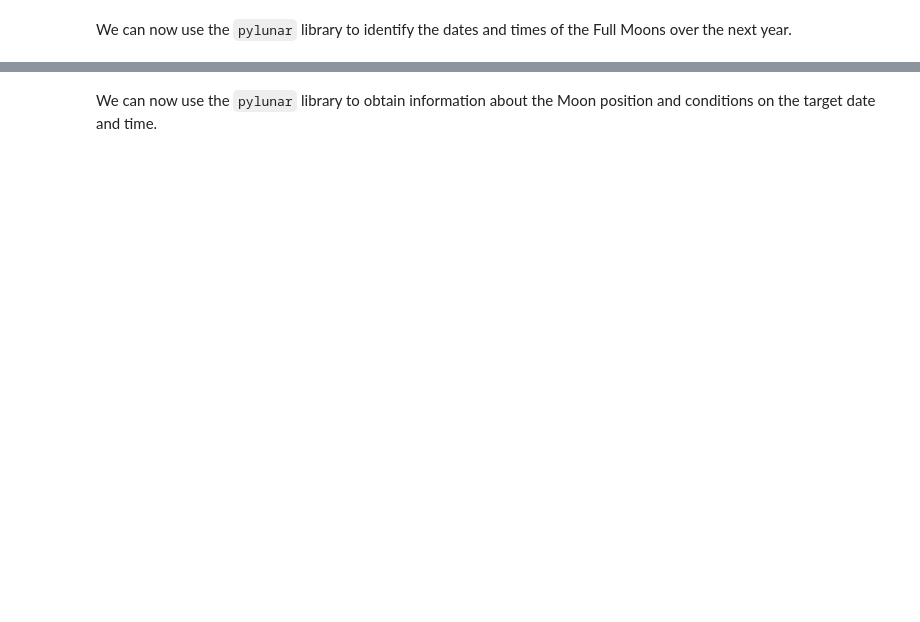
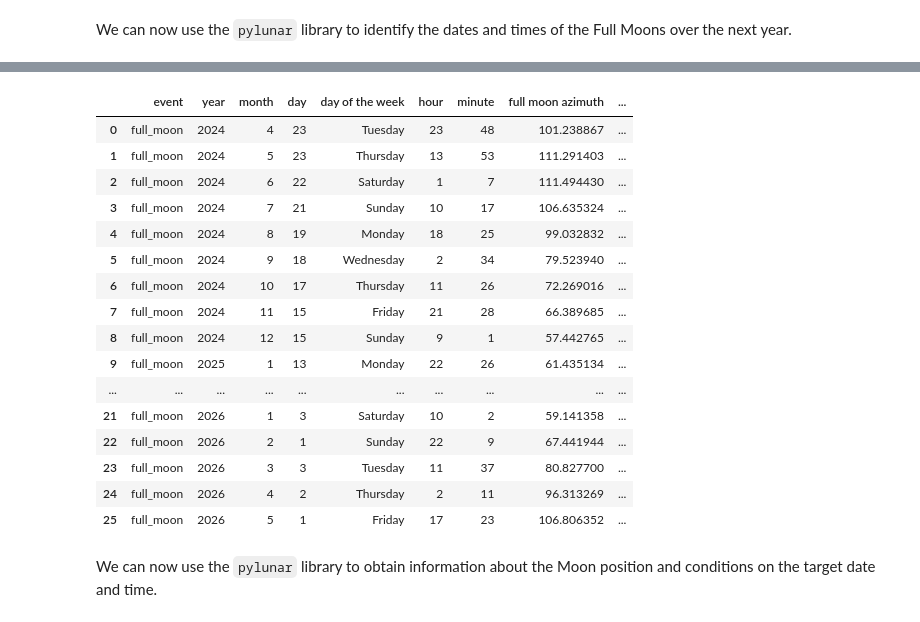
Before and after one commit to fullmoontheatre/fmt_planning, a Jupyter notebook: Full_Moon_Theatre_Planning.ipynb, the cells around one changed output, grey strips where cells are left out. Drawn from its saved outputs; the diff is of its cells as text; code cells hidden in the pictures; blank space fills up the shorter version.

```diff
--- a/Full_Moon_Theatre_Planning.ipynb
+++ b/Full_Moon_Theatre_Planning.ipynb
@@ -62,6 +62,27 @@ Longitude (DMS): (-2, 40, 53.959061302186456)
 # %% [markdown]
 We can now use the `pylunar` library to identify the dates and times of the Full Moons over the next year.
 # %%
+def highest_full_moon_time(moon_info, full_moon_date):
+    highest_hour = 0
+    highest_minutes = 0
+    highest_altitude = 0
+    highest_azimuth = 0
+    highest_emoji = ""
+    year = full_moon_date[0]
+    month = full_moon_date[1]
+    day = full_moon_date[2]
+    for hour in range(0,24):
+        for minutes in range(0,60,1):
+            moment = (year, month, day, hour, minutes, 0)
+            moon_info.update(moment)
+            if moon_info.altitude()>highest_altitude:
+                highest_altitude = moon_info.altitude()
+                highest_azimuth = moon_info.azimuth()
+                highest_hour = hour
+                highest_minutes = minutes
+                highest_emoji = moon_info.phase_emoji()
+    return highest_hour, highest_minutes, highest_azimuth, highest_altitude, highest_emoji
+
 moon_info = pylunar.MoonInfo(latitude_dms, longitude_dms)
 
 now_year = int(datetime.strftime(datetime.now(),'%Y'))
@@ -71,6 +92,21 @@ now_day = int(datetime.strftime(datetime.now(),'%d'))
 startDate = datetime(now_year, now_month, now_day)-timedelta(days=28)
 endDate = datetime(now_year+2, now_month, now_day)
 
+events = []
+years = []
+months = []
+days = []
+dows = []
+hours = []
+minutes = []
+fm_azis = []
+fm_alts = []
+hm_hours = []
+hm_mins = []
+hm_azis = []
+hm_alts = []
+hm_emojis = []
+
 while startDate <= endDate:
     moon_info.update(startDate)
     time_to_full_moon = moon_info.time_to_full_moon()
@@ -78,7 +114,40 @@ while startDate <= endDate:
     moon_info.update(startDate)
     full_moon = moon_info.next_four_phases()[3]
     full_moon_date = full_moon[1]
-    day_of_the_week = datetime(full_moon[1][0], full_moon[1][1], full_moon[1][2]).strftime('%A')
-    moon_info.update(datetime(full_moon[1][0], full_moon[1][1], full_moon[1][2], 23, 0))
-    print(full_moon, day_of_the_week, "%d.2" % moon_info.azimuth(), "%d.2" % moon_info.altitude())
+    day_of_the_week = datetime(full_moon_date[0], full_moon_date[1], full_moon_date[2]).strftime('%A')
+    moon_info.update(datetime(full_moon_date[0], full_moon_date[1], full_moon_date[2], 23, 0))
+    highest_hour, highest_minutes, highest_azimuth, highest_altitude, highest_emoji = highest_full_moon_time(moon_info, full_moon_date)
+    events.append(full_moon[0])
+    years.append(full_moon[1][0])
+    months.append(full_moon[1][1])
+    days.append(full_moon[1][2])
+    dows.append(day_of_the_week)
+    hours.append(full_moon[1][3])
+    minutes.append(full_moon[1][4])
+    fm_azis.append(moon_info.azimuth())
+    fm_alts.append(moon_info.altitude())
+    hm_hours.append(highest_hour)
+    hm_mins.append(highest_minutes)
+    hm_azis.append(highest_azimuth)
+    hm_alts.append(highest_altitude)
+    hm_emojis.append(highest_emoji)
+
+full_moons = pd.DataFrame({
+    "event": events,
+    "year": years,
+    "month": months,
+    "day": days,
+    "day of the week": dows,
+    "hour": hours,
+    "minute": minutes,
+    "full moon azimuth": fm_azis,
+    "full moon altitude": fm_alts,
+    "highest moon hour": hm_hours,
+    "highest moon minute": hm_mins,
+    "highest moon azimuth": hm_azis,
+    "highest moon altitude": hm_alts,
+    "highest moon emoji": hm_emojis
+})
+
+full_moons
 # %% [output]
@@ -102,3 +154,20 @@ while startDate <= endDate:
+|  | event | year | month | day | day of the week | hour | minute | full moon azimuth | ... |
+| 0 | full_moon | 2024 | 4 | 23 | Tuesday | 23 | 48 | 101.238867 | ... |
+| 1 | full_moon | 2024 | 5 | 23 | Thursday | 13 | 53 | 111.291403 | ... |
+| 2 | full_moon | 2024 | 6 | 22 | Saturday | 1 | 7 | 111.494430 | ... |
+| 3 | full_moon | 2024 | 7 | 21 | Sunday | 10 | 17 | 106.635324 | ... |
+| 4 | full_moon | 2024 | 8 | 19 | Monday | 18 | 25 | 99.032832 | ... |
+| 5 | full_moon | 2024 | 9 | 18 | Wednesday | 2 | 34 | 79.523940 | ... |
+| 6 | full_moon | 2024 | 10 | 17 | Thursday | 11 | 26 | 72.269016 | ... |
+| 7 | full_moon | 2024 | 11 | 15 | Friday | 21 | 28 | 66.389685 | ... |
+| 8 | full_moon | 2024 | 12 | 15 | Sunday | 9 | 1 | 57.442765 | ... |
+| 9 | full_moon | 2025 | 1 | 13 | Monday | 22 | 26 | 61.435134 | ... |
+| ... | ... | ... | ... | ... | ... | ... | ... | ... | ... |
+| 21 | full_moon | 2026 | 1 | 3 | Saturday | 10 | 2 | 59.141358 | ... |
+| 22 | full_moon | 2026 | 2 | 1 | Sunday | 22 | 9 | 67.441944 | ... |
+| 23 | full_moon | 2026 | 3 | 3 | Tuesday | 11 | 37 | 80.827700 | ... |
+| 24 | full_moon | 2026 | 4 | 2 | Thursday | 2 | 11 | 96.313269 | ... |
+| 25 | full_moon | 2026 | 5 | 1 | Friday | 17 | 23 | 106.806352 | ... |
 # %% [markdown]
 We can now use the `pylunar` library to obtain information about the Moon position and conditions on the target date and time.
 # %%
```
Also changed, not shown: parts of 12 cells of this notebook, 2 other files.
